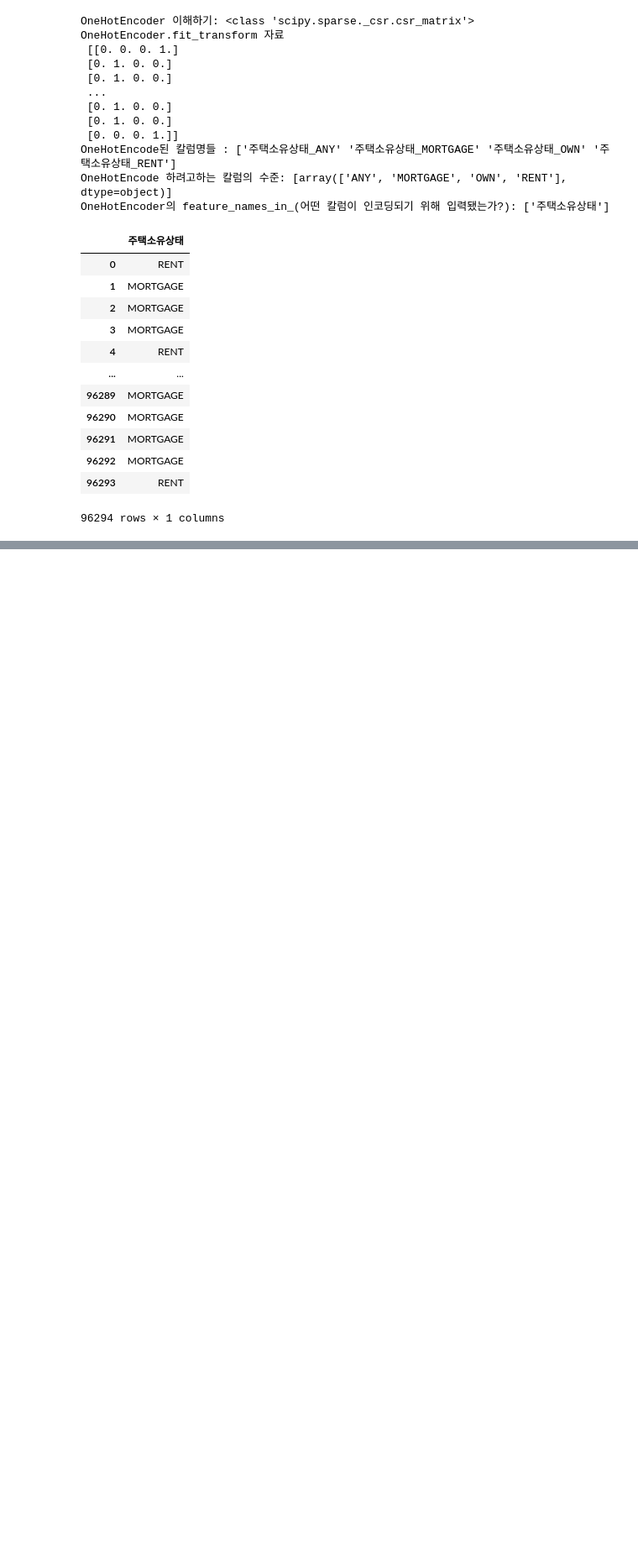
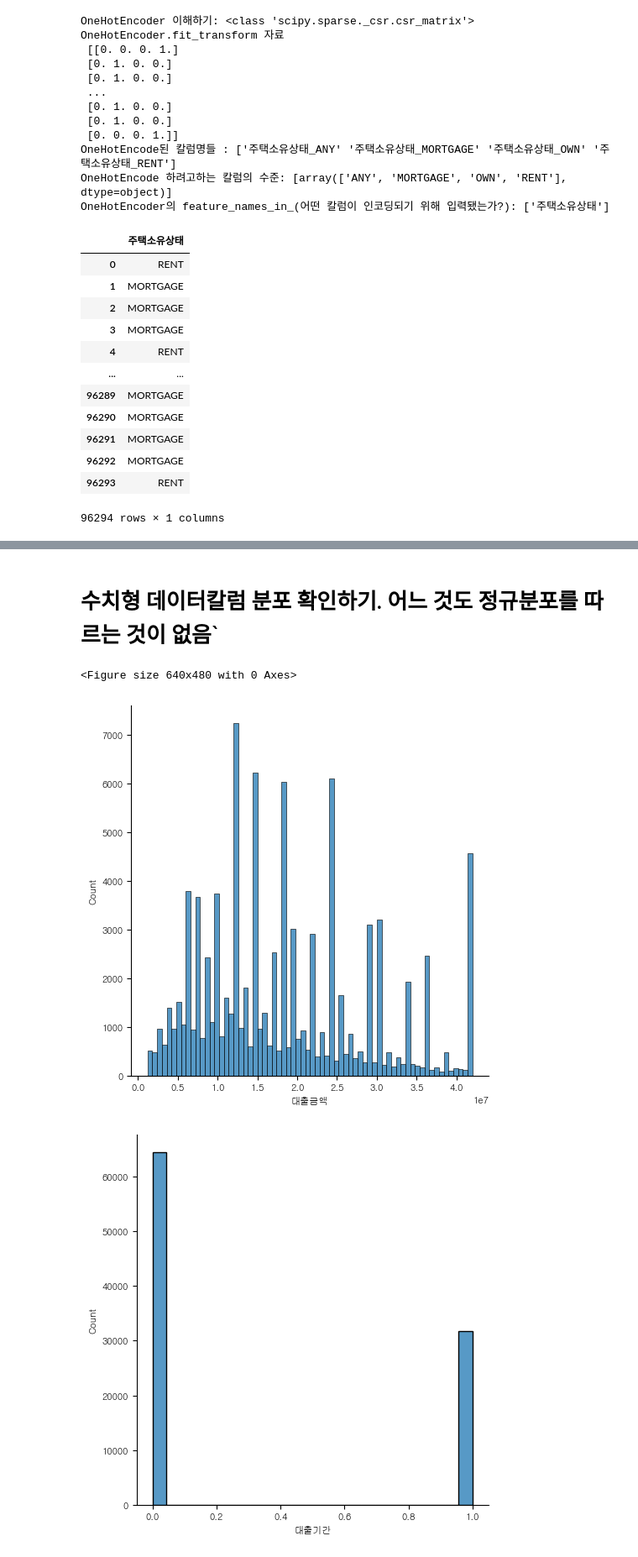
Before and after one commit to youse0ng/AICE_, a Jupyter notebook: open/데이터전처리.ipynb, the cells around one changed output, grey strips where cells are left out. Shown at 84% size. Drawn from its saved outputs; the diff is of its cells as text; code cells hidden in the pictures; blank space fills up the shorter version.

```diff
--- a/open/데이터전처리.ipynb
+++ b/open/데이터전처리.ipynb
@@ -191,0 +215,11 @@ dataframe
+# %%
+onehot_columns = ['대출목적'] # 원핫인코딩할 칼럼
+
+ohe = OneHotEncoder()
+for col in onehot_columns:
+   array=ohe.fit_transform(dataframe[[col]]).toarray()
+   print(f'[{col}]: \n{array} 입니다. \n')
+   cols=pd.DataFrame(array,columns=ohe.get_feature_names_out())
+   dataframe=pd.concat([dataframe,cols],axis=1)
+dataframe.drop(columns=['대출목적'],inplace=True)
+dataframe
@@ -191,0 +250,4 @@ dataframe
+# %%
+le = LabelEncoder()
+dataframe['대출등급'] = le.fit_transform(dataframe['대출등급']).reshape(-1,1)
+dataframe[['대출등급']]
@@ -191,0 +268,11 @@ dataframe
+# %% [markdown]
+# 수치형 데이터칼럼 분포 확인하기. 어느 것도 정규분포를 따르는 것이 없음`
+# %%
+plt.figure()
+for col in ['대출금액','대출기간','근로기간','연간소득','부채_대비_소득_비율','총계좌수','최근_2년간_연체_횟수','총상환원금','총상환이자','총연체금액','연체계좌수']:
+    sns.displot(dataframe,x=col)
+plt.show()
+# %% [output]
+<Figure size 640x480 with 0 Axes>
+[figure, added]
+[figure, added]
```
Also changed, not shown: parts of 31 cells of this notebook.
